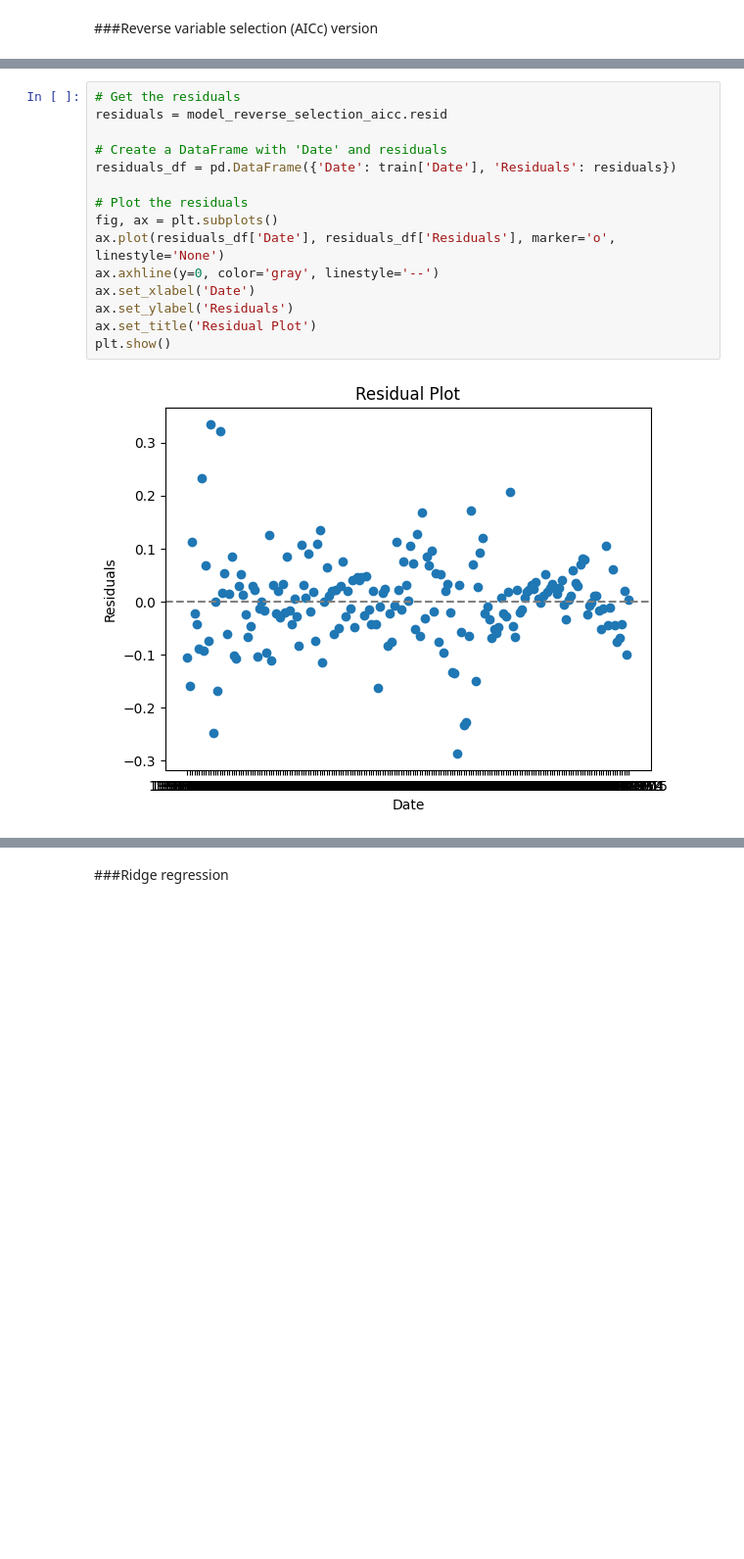
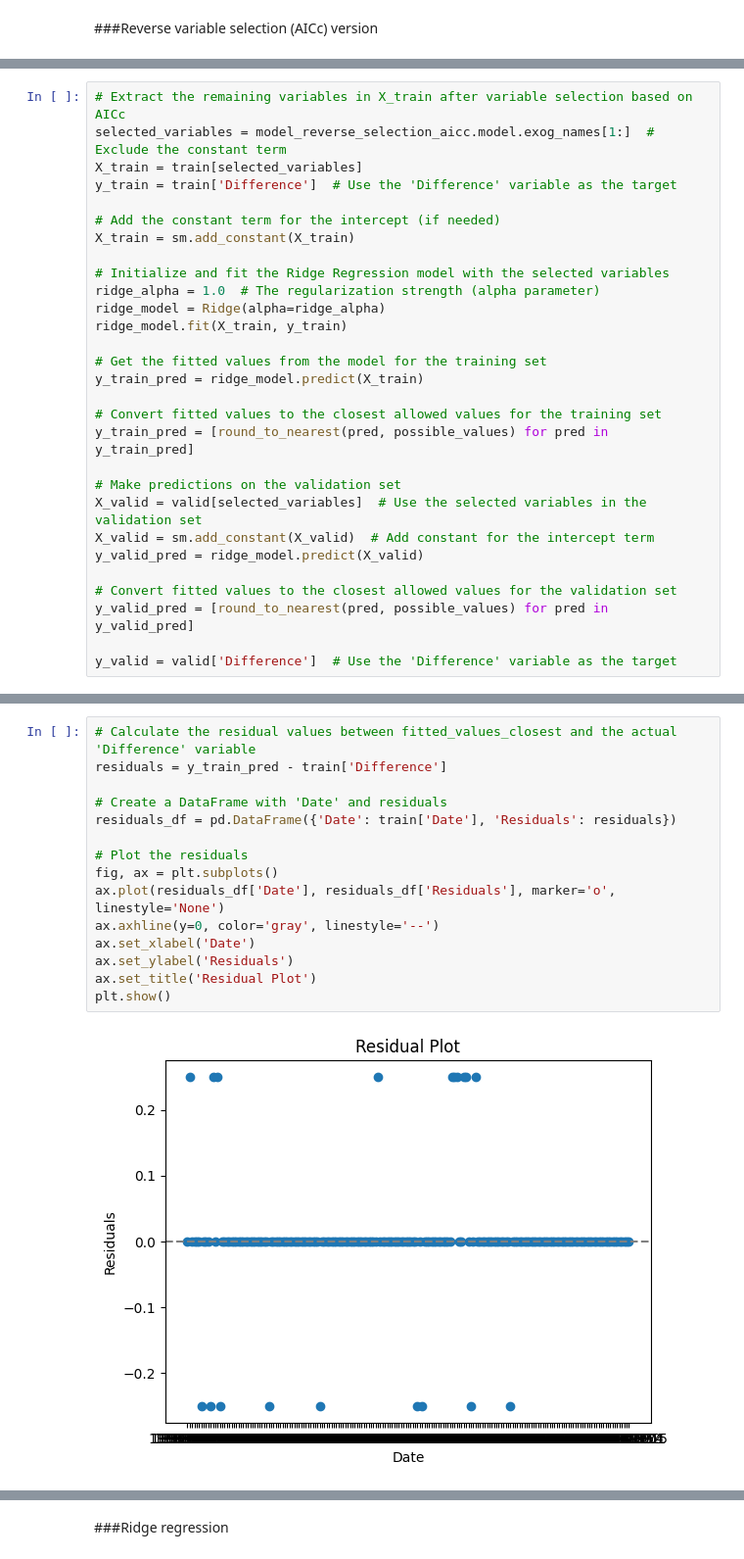
Before and after one commit to abactat/FOMC_Sentiment_Analysis, a Jupyter notebook: notebooks/First Modeling Approach.ipynb, the cells around one changed output, grey strips where cells are left out. Shown at 98% size. Cells and saved outputs as stored; diff of their text form; blank space fills up the shorter version.

```diff
--- a/notebooks/First Modeling Approach.ipynb
+++ b/notebooks/First Modeling Approach.ipynb
@@ -516,4 +576,33 @@ Notes:
 [1] Standard Errors assume that the covariance matrix of the errors is correctly specified.
 [2] The condition number is large, 6.87e+07. This might indicate that there are
 strong multicollinearity or other numerical problems.
+# %%
+# Extract the remaining variables in X_train after variable selection based on AICc
+selected_variables = model_reverse_selection_aicc.model.exog_names[1:]  # Exclude the constant term
+X_train = train[selected_variables]
+y_train = train['Difference']  # Use the 'Difference' variable as the target
+
+# Add the constant term for the intercept (if needed)
+X_train = sm.add_constant(X_train)
+
+# Initialize and fit the Ridge Regression model with the selected variables
+ridge_alpha = 1.0  # The regularization strength (alpha parameter)
+ridge_model = Ridge(alpha=ridge_alpha)
+ridge_model.fit(X_train, y_train)
+
+# Get the fitted values from the model for the training set
+y_train_pred = ridge_model.predict(X_train)
+
+# Convert fitted values to the closest allowed values for the training set
+y_train_pred = [round_to_nearest(pred, possible_values) for pred in y_train_pred]
+
+# Make predictions on the validation set
+X_valid = valid[selected_variables]  # Use the selected variables in the validation set
+X_valid = sm.add_constant(X_valid)  # Add constant for the intercept term
+y_valid_pred = ridge_model.predict(X_valid)
+
+# Convert fitted values to the closest allowed values for the validation set
+y_valid_pred = [round_to_nearest(pred, possible_values) for pred in y_valid_pred]
+
+y_valid = valid['Difference']  # Use the 'Difference' variable as the target
 # %%
@@ -536,17 +670,17 @@ AICc: -265.88475878261613
 # %%
-# Get the residuals
-residuals = model_reverse_selection_aicc.resid
+# Calculate the residual values between fitted_values_closest and the actual 'Difference' variable
+residuals = y_train_pred - train['Difference']
 
 # Create a DataFrame with 'Date' and residuals
 residuals_df = pd.DataFrame({'Date': train['Date'], 'Residuals': residuals})
 
 # Plot the residuals
 fig, ax = plt.subplots()
 ax.plot(residuals_df['Date'], residuals_df['Residuals'], marker='o', linestyle='None')
 ax.axhline(y=0, color='gray', linestyle='--')
 ax.set_xlabel('Date')
 ax.set_ylabel('Residuals')
 ax.set_title('Residual Plot')
 plt.show()
 # %% [output]
-[figure, old version]
+[figure, new version]
```
Also changed, not shown: parts of 33 cells of this notebook, 4 other files.
